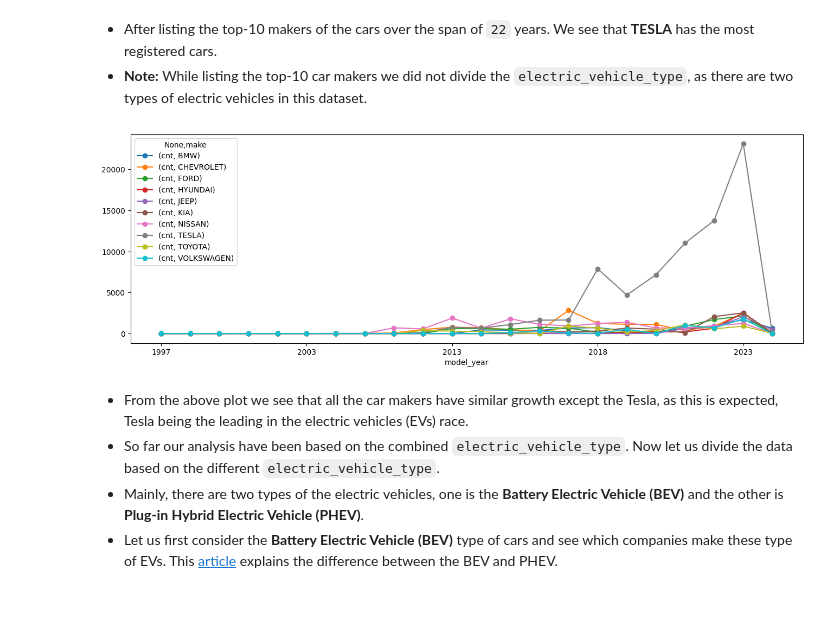
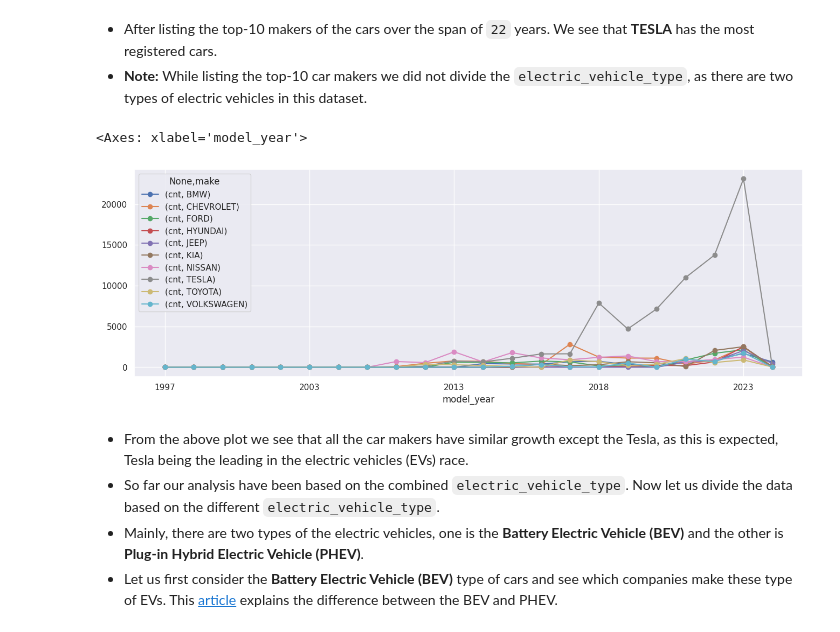
Before and after one commit to Murad1997/DS-Portfolio, a Jupyter notebook: Data_analysis_and_modeling.ipynb, the cells around one changed output. Drawn from its saved outputs; the diff is of its cells as text; code cells hidden in the pictures; blank space fills up the shorter version.

```diff
--- a/Data_analysis_and_modeling.ipynb
+++ b/Data_analysis_and_modeling.ipynb
@@ -88,6 +88,8 @@ import pandas as pd
 import matplotlib.pyplot as plt
 import requests
 import re
+import seaborn as sns
+sns.set_theme()
 
 %matplotlib inline
 # %%
@@ -220,17 +223,17 @@ top10 = \
   - After listing the top-10 makers of the cars over the span of `22` years. We see that **TESLA** has the most registered cars.
   - **Note:** While listing the top-10 car makers we did not divide the `electric_vehicle_type`, as there are two types of electric vehicles in this dataset.
 # %%
-#df[df.make.isin(top10)]
+fig, ax = plt.subplots(figsize = (16, 5))
 (df[lambda df_: df_.make.isin(top10)]
  .assign(make = lambda df_: df_.make.astype('string'))
  .groupby(by = ['model_year', 'make'])
  .agg(cnt = ('model', 'count'))
  .unstack()
- .plot(y = ['cnt'], style = '-o', figsize = (16, 5))
+ .plot(y = ['cnt'], style = '-o', ax = ax)
 )
-None
 # %% [output]
+<Axes: xlabel='model_year'>
-[figure, old version]
+[figure, new version]
 # %% [markdown]
   - From the above plot we see that all the car makers have similar growth except the Tesla, as this is expected, Tesla being the leading in the electric vehicles (EVs) race.
   - So far our analysis have been based on the combined `electric_vehicle_type`. Now let us divide the data based on the different `electric_vehicle_type`.
```
Also changed, not shown: parts of 2 cells of this notebook.
